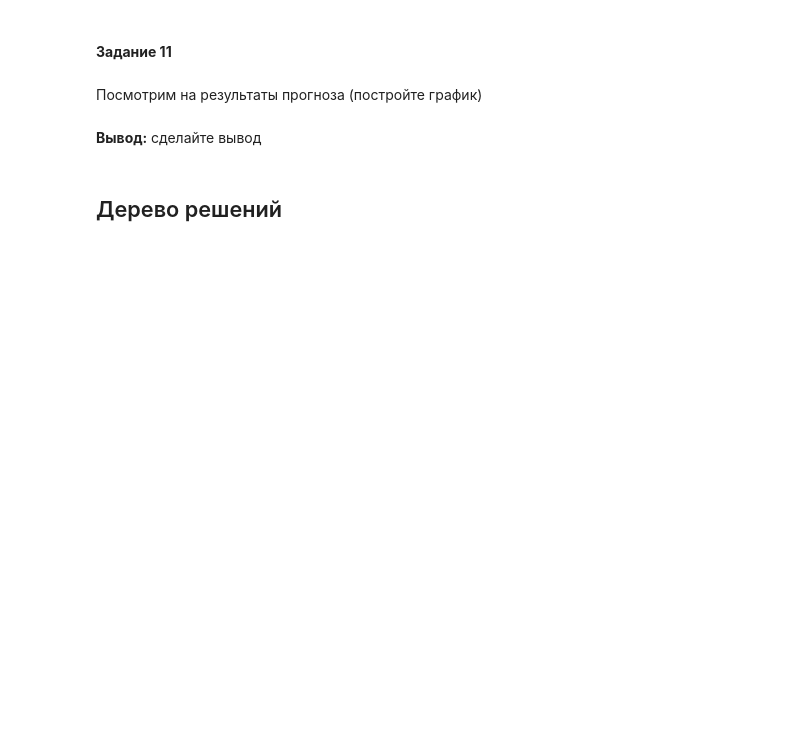
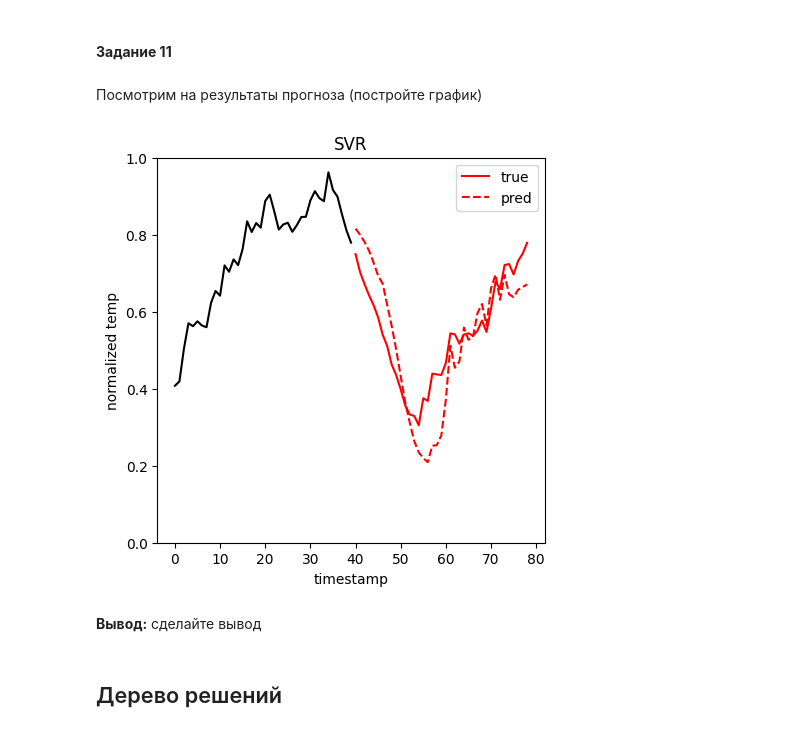
Before and after one commit to IlyaChichkov/big_data_course, a Jupyter notebook: labs/Lab6_task.ipynb, the cells around one changed output. Saved outputs shown, nothing was run; the diff lists cells and outputs as text; code cells hidden in the pictures; blank space fills up the shorter version.

```diff
--- a/labs/Lab6_task.ipynb
+++ b/labs/Lab6_task.ipynb
@@ -180,8 +180,15 @@ def get_sequences(df, N, seq_length):
     y = []
     pos = 1
     while pos < N:
+        data_temp = df['temp'].iloc[pos:pos+seq_length-1]
+        value_mode = df['mode'].loc[pos+seq_length]
 
-        X.append((df['temp'].iloc[pos:pos+seq_length-1]._append(pd.Series([df['mode'].loc[pos+seq_length]]))).values)
+        # Создаем список из данных и значения
+        test_data = data_temp.to_list()
+        test_data.append(value_mode)
+        X.append(test_data)
+        if pos == 1:
+            print(test_data)
         y.append(df['temp'].iloc[pos+seq_length])
         pos += 1
 
@@ -478,0 +507,13 @@ KeyError: (slice(None, 10000, None), slice(None, None, None))
+# %%
+# Подберите оптимальное значение параметра регуляризации C и типа ядра (rbf, poly и т.д.).
+for ker in {'linear', 'poly', 'rbf', 'sigmoid', 'precomputed'}:
+    print('Kernel: '+ker)
+    for c in [1e-4, 1e-3, 0.01, 0.1, 1]:
+        print('C = {}'.format(c))
+        svr = SVR(C= c, kernel='linear', gamma='auto')
+        score = train(svr, 'svr', regr_mape, kf, X_svr, y_svr)
+
+# Добавьте качество модели для оптимальных параметров в словарь.
+svr = SVR(C=1, kernel='poly', gamma='auto')
+score = train(svr, 'svc', regr_mape, kf, X_svr, y_svr)
+scores['svr'] = score
@@ -485,3 +542,11 @@ KeyError: (slice(None, 10000, None), slice(None, None, None))
+# %%
+# Напишите свой код здесь
+
+svr.fit(X.loc[train_index], y[train_index])
+y_pred = seq_forecast(svr, X.iloc[0].copy(), df.loc[2+seq_length:2*seq_length, 'mode'])
+plot_forecast(X[0][:seq_length], X.iloc[seq_length][:seq_length-1], y_pred,  'SVR')
+# %% [output]
+[figure, added]
 # %% [markdown]
 **Вывод:** сделайте вывод
 # %% [markdown]
```
Also changed, not shown: parts of 20 cells of this notebook.
